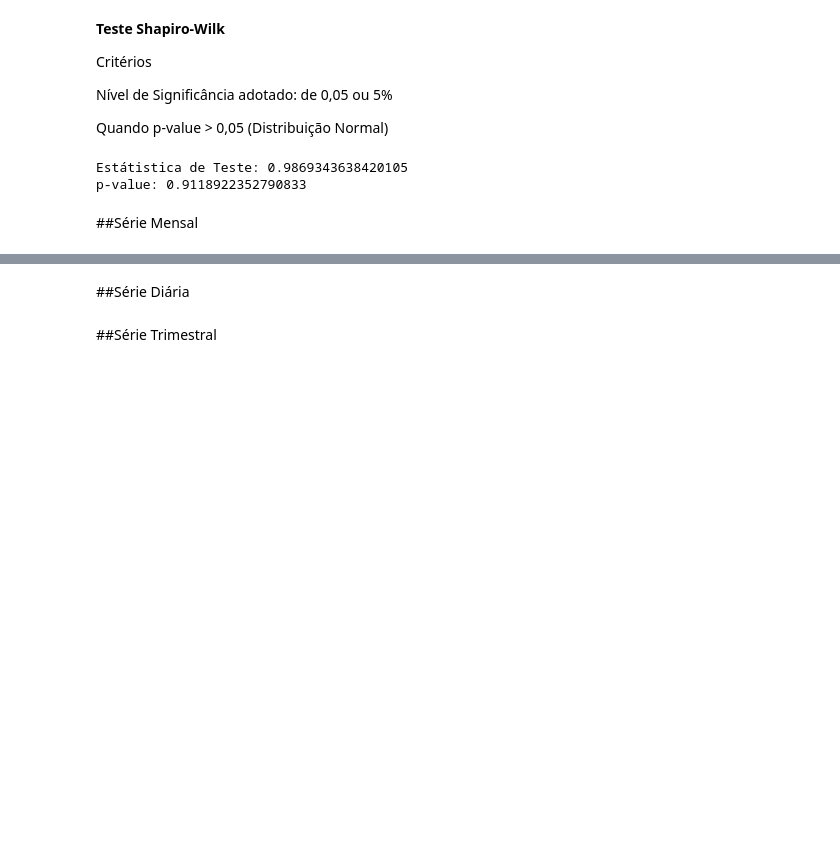
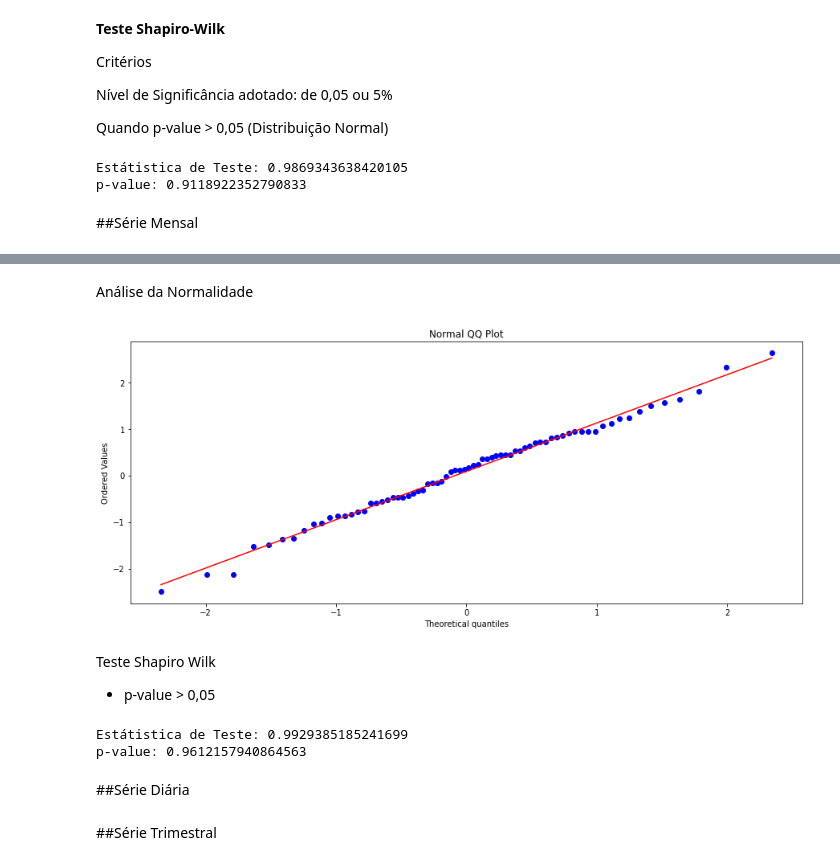
Before and after one commit to Marcus-V-Freitas/Series_Temporais_Aleatorias_Normalizadas, a Jupyter notebook: Séries_Temporais_Aleatórias_Com_Distribuição_Normal.ipynb, the cells around one changed output, grey strips where cells are left out. Drawn from its saved outputs; the diff is of its cells as text; code cells hidden in the pictures; blank space fills up the shorter version.

```diff
--- a/Séries_Temporais_Aleatórias_Com_Distribuição_Normal.ipynb
+++ b/Séries_Temporais_Aleatórias_Com_Distribuição_Normal.ipynb
@@ -157,3 +308,23 @@ p-value: 0.9118922352790833
+# %% [markdown]
+Análise da Normalidade
+# %%
+stats.probplot(serie2, dist='norm', plot=plt)
+plt.title('Normal QQ Plot')
+plt.show()
+# %% [output]
+[figure, added]
+# %% [markdown]
+Teste Shapiro Wilk
+
+* p-value > 0,05
+# %%
+e, p = stats.shapiro(serie2)
+
+print(f'Estátistica de Teste: {e}')
+print(f'p-value: {p}')
+# %% [output]
+Estátistica de Teste: 0.9929385185241699
+p-value: 0.9612157940864563
 # %% [markdown]
 ##Série Diária
 # %% [markdown]
```
Also changed, not shown: parts of 25 cells of this notebook.
